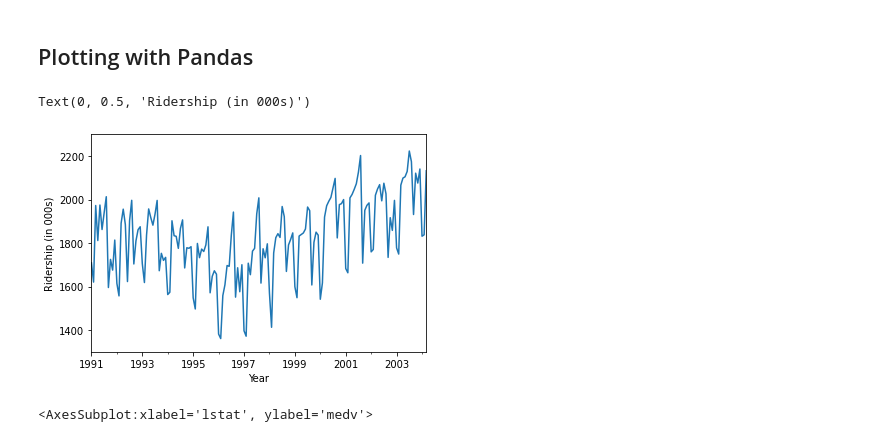
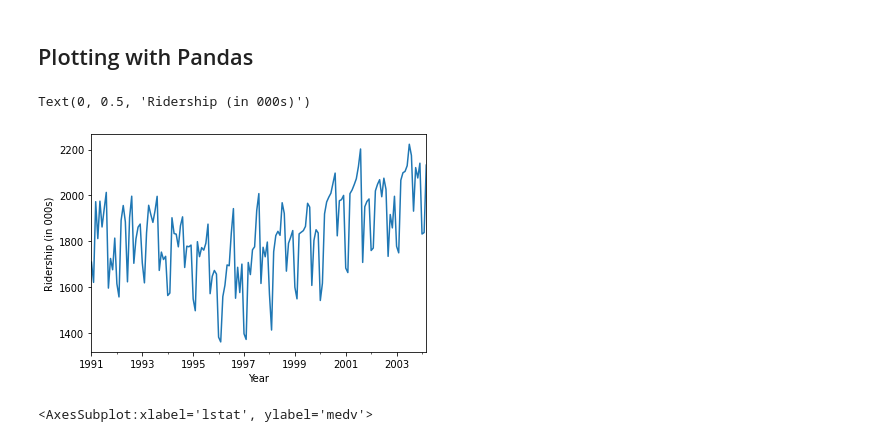
Before and after one commit to alextanhongpin/data-mining-for-business-analytics, a Jupyter notebook: 03_data_visualization.ipynb, the cells around one changed output. Saved outputs shown, nothing was run; the diff lists cells and outputs as text; code cells hidden in the pictures.

```diff
--- a/03_data_visualization.ipynb
+++ b/03_data_visualization.ipynb
@@ -48,10 +49,10 @@ Length: 159, dtype: float64
 ## Plotting with Pandas
 # %%
 # Line graph.
-ridership_ts.plot(ylim=[1300, 2300], legend=False)
+ridership_ts.plot()
 plt.xlabel("Year")
 plt.ylabel("Ridership (in 000s)")
 # %% [output]
 Text(0, 0.5, 'Ridership (in 000s)')
-[figure, old version]
+[figure, new version]
 # %%
```
Also changed, not shown: parts of 12 cells of this notebook.
